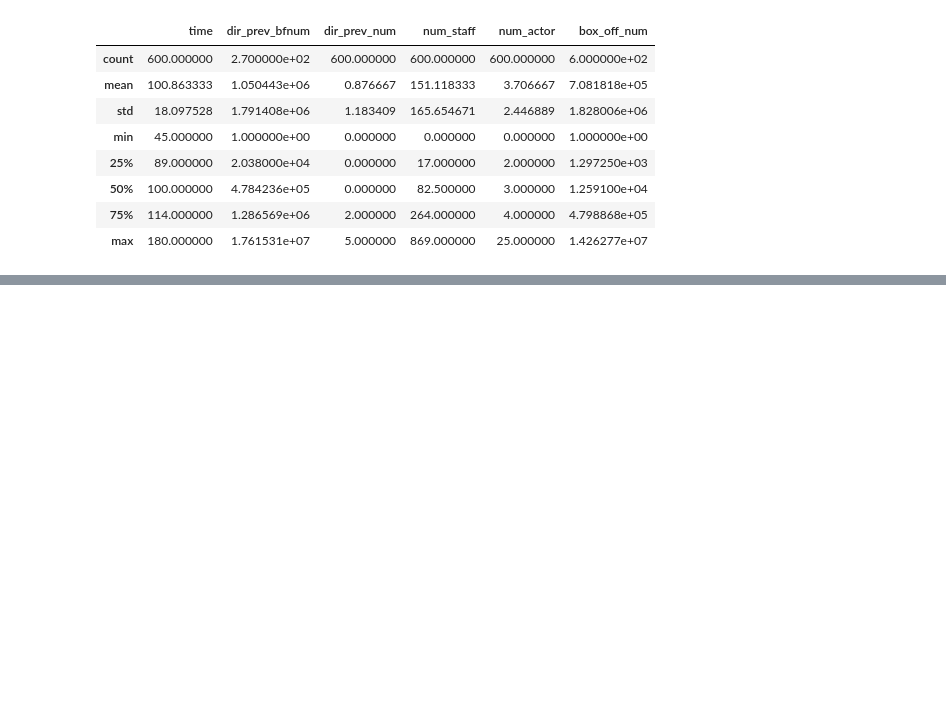
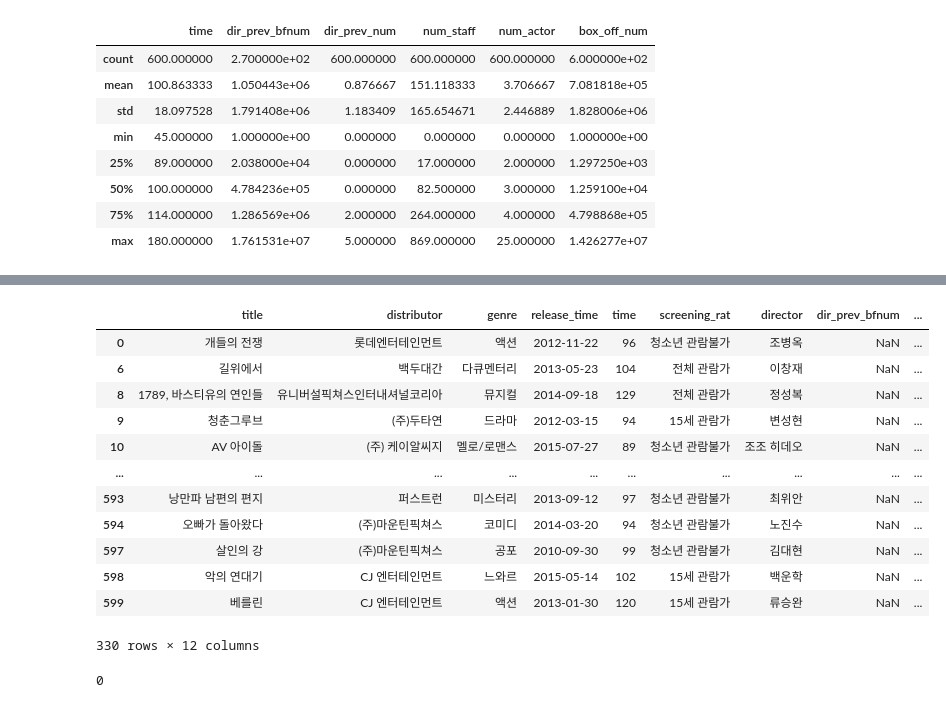
Before and after one commit to prgmr99/machine_learning-sklearn, a Jupyter notebook: Untitled0.ipynb, the cells around one changed output, grey strips where cells are left out. Drawn from its saved outputs; the diff is of its cells as text; code cells hidden in the pictures; blank space fills up the shorter version.

```diff
--- a/Untitled0.ipynb
+++ b/Untitled0.ipynb
@@ -186,0 +316,20 @@ train.describe()
+# %%
+train[train['dir_prev_bfnum'].isna()] # 결측값들이 있는 데이터만 따로 추출하기. 해당 column 선택하기. isna() true 반환 -> 다시 인덱싱
+# %% [output]
+|  | title | distributor | genre | release_time | time | screening_rat | director | dir_prev_bfnum | ... |
+| 0 | 개들의 전쟁 | 롯데엔터테인먼트 | 액션 | 2012-11-22 | 96 | 청소년 관람불가 | 조병옥 | NaN | ... |
+| 6 | 길위에서 | 백두대간 | 다큐멘터리 | 2013-05-23 | 104 | 전체 관람가 | 이창재 | NaN | ... |
+| 8 | 1789, 바스티유의 연인들 | 유니버설픽쳐스인터내셔널코리아 | 뮤지컬 | 2014-09-18 | 129 | 전체 관람가 | 정성복 | NaN | ... |
+| 9 | 청춘그루브 | (주)두타연 | 드라마 | 2012-03-15 | 94 | 15세 관람가 | 변성현 | NaN | ... |
+| 10 | AV 아이돌 | (주) 케이알씨지 | 멜로/로맨스 | 2015-07-27 | 89 | 청소년 관람불가 | 조조 히데오 | NaN | ... |
+| ... | ... | ... | ... | ... | ... | ... | ... | ... | ... |
+| 593 | 낭만파 남편의 편지 | 퍼스트런 | 미스터리 | 2013-09-12 | 97 | 청소년 관람불가 | 최위안 | NaN | ... |
+| 594 | 오빠가 돌아왔다 | (주)마운틴픽쳐스 | 코미디 | 2014-03-20 | 94 | 청소년 관람불가 | 노진수 | NaN | ... |
+| 597 | 살인의 강 | (주)마운틴픽쳐스 | 공포 | 2010-09-30 | 99 | 청소년 관람불가 | 김대현 | NaN | ... |
+| 598 | 악의 연대기 | CJ 엔터테인먼트 | 느와르 | 2015-05-14 | 102 | 15세 관람가 | 백운학 | NaN | ... |
+| 599 | 베를린 | CJ 엔터테인먼트 | 액션 | 2013-01-30 | 120 | 15세 관람가 | 류승완 | NaN | ... |
+330 rows × 12 columns
+# %%
+train[train['dir_prev_bfnum'].isna()]['dir_prev_num'].sum()
+# %% [output]
+0
```
Also changed, not shown: parts of 34 cells of this notebook.
